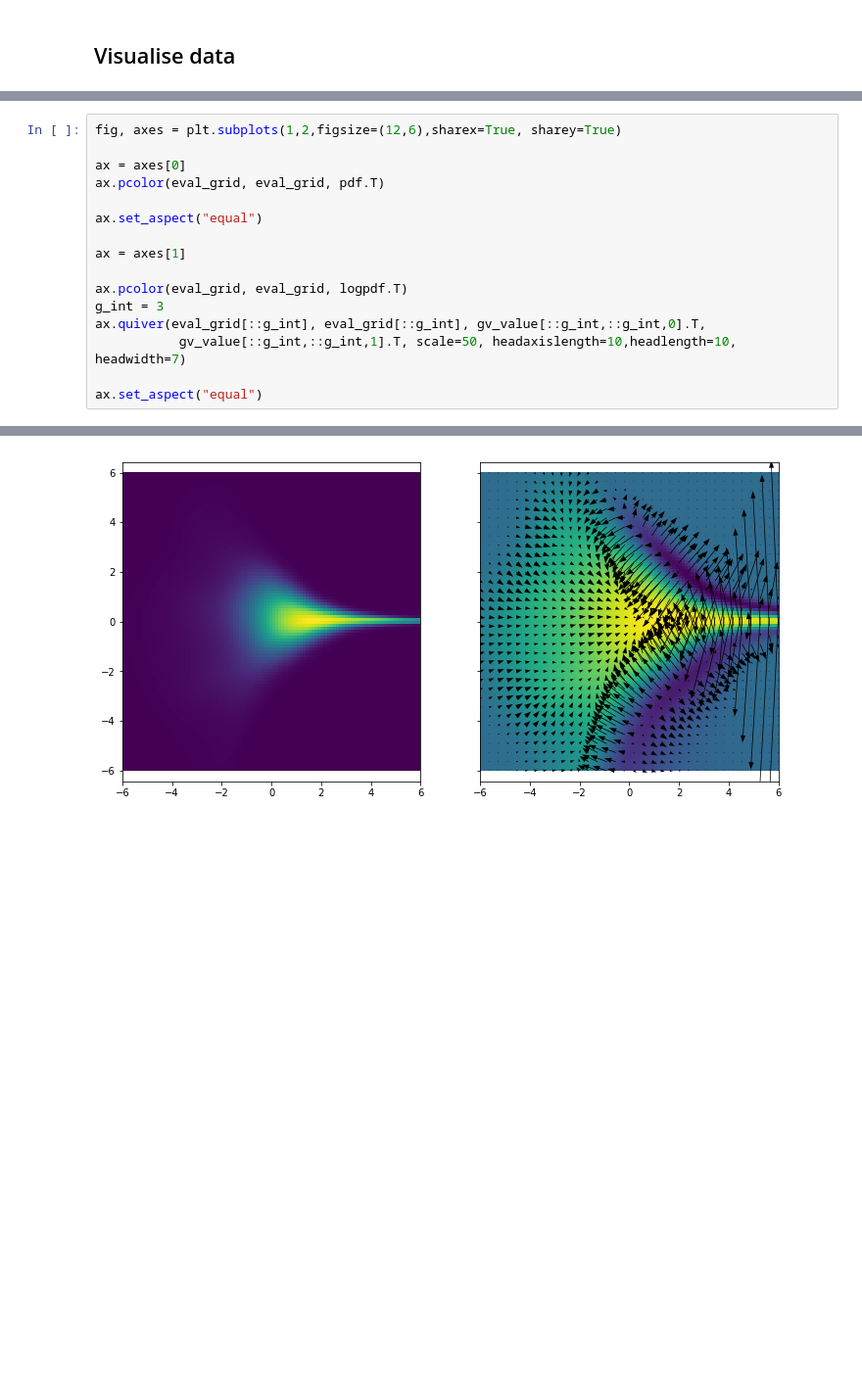
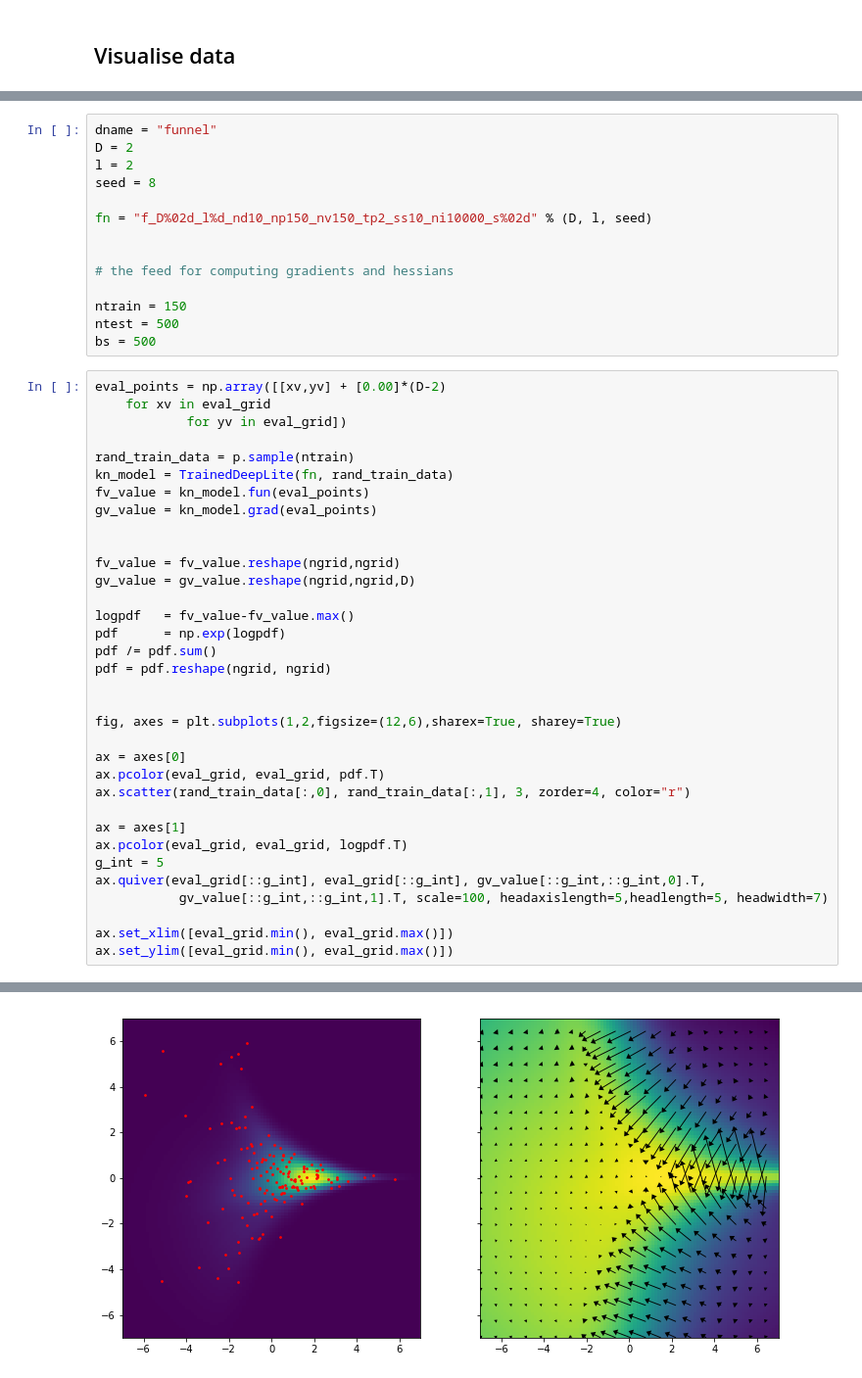
Before and after one commit to kevin-w-li/deep-kexpfam, a Jupyter notebook: load_model.ipynb, the cells around one changed output, grey strips where cells are left out. Shown: that part at 98% size. Saved outputs shown, nothing was run; the diff lists cells and outputs as text; blank space fills up the shorter version.

```diff
--- a/load_model.ipynb
+++ b/load_model.ipynb
@@ -94,17 +58,49 @@ INFO:tensorflow:Restoring parameters from ckpts/funnel_D2_l3_nd5_np100.ckpt
+# %%
+dname = "funnel"
+D = 2
+l = 2
+seed = 8
+
+fn = "f_D%02d_l%d_nd10_np150_nv150_tp2_ss10_ni10000_s%02d" % (D, l, seed)
+
+
+# the feed for computing gradients and hessians
+
+ntrain = 150
+ntest = 500
+bs = 500
 # %%
+eval_points = np.array([[xv,yv] + [0.00]*(D-2)
+    for xv in eval_grid
+            for yv in eval_grid])
+
+rand_train_data = p.sample(ntrain)
+kn_model = TrainedDeepLite(fn, rand_train_data)
+fv_value = kn_model.fun(eval_points)
+gv_value = kn_model.grad(eval_points)
+
+
+fv_value = fv_value.reshape(ngrid,ngrid)
+gv_value = gv_value.reshape(ngrid,ngrid,D)
+
+logpdf   = fv_value-fv_value.max()
+pdf      = np.exp(logpdf)
+pdf /= pdf.sum()
+pdf = pdf.reshape(ngrid, ngrid)
+
+
 fig, axes = plt.subplots(1,2,figsize=(12,6),sharex=True, sharey=True)
 
 ax = axes[0]
 ax.pcolor(eval_grid, eval_grid, pdf.T)
-
-ax.set_aspect("equal")
+ax.scatter(rand_train_data[:,0], rand_train_data[:,1], 3, zorder=4, color="r")
 
 ax = axes[1]
+ax.pcolor(eval_grid, eval_grid, logpdf.T)
+g_int = 5
+ax.quiver(eval_grid[::g_int], eval_grid[::g_int], gv_value[::g_int,::g_int,0].T,
+           gv_value[::g_int,::g_int,1].T, scale=100, headaxislength=5,headlength=5, headwidth=7)
 
-ax.pcolor(eval_grid, eval_grid, logpdf.T)
-g_int = 3
-ax.quiver(eval_grid[::g_int], eval_grid[::g_int], gv_value[::g_int,::g_int,0].T,
-           gv_value[::g_int,::g_int,1].T, scale=50, headaxislength=10,headlength=10, headwidth=7)
-
-ax.set_aspect("equal")
+ax.set_xlim([eval_grid.min(), eval_grid.max()])
+ax.set_ylim([eval_grid.min(), eval_grid.max()])
 # %% [output]
@@ -111 +109 @@ ax.set_aspect("equal")
-[figure, old version]
+[figure, new version]
```
Also changed, not shown: parts of 7 cells of this notebook, 4 other files.
